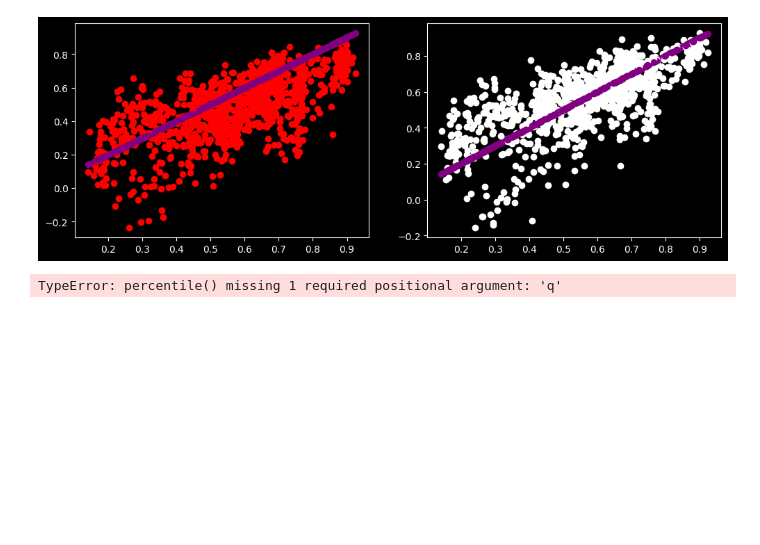
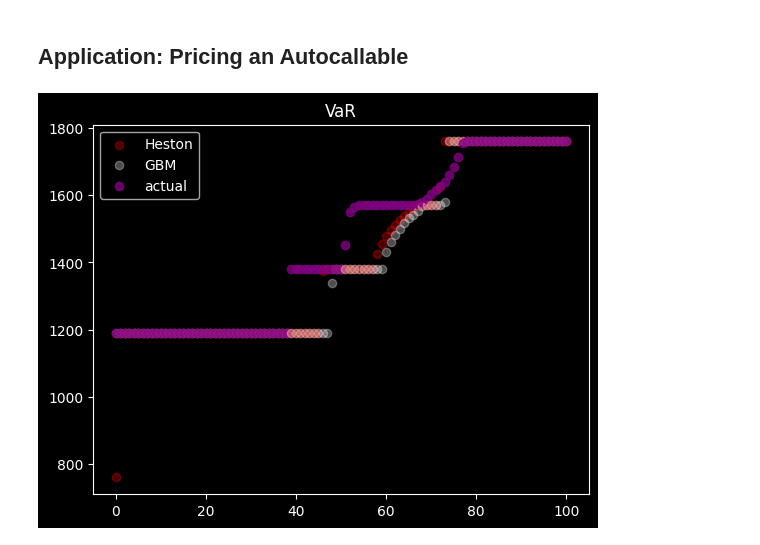
Before and after one commit to viviankessler/neural-sde, a Jupyter notebook: heston_autocallable.ipynb, the cells around one changed output. Drawn from its saved outputs; the diff is of its cells as text; code cells hidden in the pictures; blank space fills up the shorter version.

```diff
--- a/heston_autocallable.ipynb
+++ b/heston_autocallable.ipynb
@@ -176,43 +196,8 @@ for t in time_range:
-# %%
-fig, axs = plt.subplots(1, 2)
-fig.set_figheight(4)
-fig.set_figwidth(12)
-
-
-def get_noise(a, rs, time_deltas, vol):
-    return (a[1:] - a[:-1] - rs * a[:-1] * time_deltas) / (a[:-1] * np.sqrt(vol.mean() * time_deltas))
-
-
-for trajectory, sample in zip(trajectories, actual_samples):
-
-    actual_noises, heston_noises, gbm_noises = [], [], []
-
-    for j, stock_name in enumerate(STOCK_NAMES):
-
-        time_deltas = np.array(sample[j]["_time_deltas"])[:-1]
-        rs = np.array(sample[j]["r"])[:-1]
-        vol = np.array(sample[j]["ν"])[:-1]
-
-        actual_noise = get_noise(np.array(trajectory["actual"][stock_name]), rs, time_deltas, vol)
-        heston_noise = get_noise(np.array(trajectory["heston"][0][stock_name]), rs, time_deltas, vol)
-        gbm_noise = get_noise(np.array(trajectory["gbm"][0][stock_name]), rs, time_deltas, vol)
-
-        actual_noises.append(actual_noise), heston_noises.append(heston_noise), gbm_noises.append(gbm_noise)
-
-    actual_cov = np.corrcoef(actual_noises)
-    heston_cov = np.corrcoef(heston_noises)
-    gbm_cov = np.corrcoef(gbm_noises)
-
-    axs[0].scatter(actual_cov[0, 1], heston_cov[0, 1], color="red")
-    axs[0].scatter(actual_cov[0, 1], actual_cov[0, 1], color="purple")
-    axs[1].scatter(actual_cov[0, 1], gbm_cov[0, 1], color="white")
-    axs[1].scatter(actual_cov[0, 1], actual_cov[0, 1], color="purple")
-
-plt.show()
-# %% [output]
-[figure, removed]
+# %% [markdown]
+## Application: Pricing an Autocallable
 # %%
 def autocallable_payoff(price_df):
+    """Compute payoff of autocallable."""
 
     dates = price_df.index
     initial_prices = price_df.iloc[0]
@@ -263,12 +250,3 @@ actual_payoffs, heston_payoffs, gbm_payoffs = map(np.array, [actual_payoffs, hes
 
 gbm_differences = actual_payoffs - gbm_payoffs
 heston_differences = actual_payoffs - heston_payoffs
-# %%
-gbm_label = f"GBM. MAE={np.mean(np.abs(gbm_differences)):.2f}, VaR={np.percentile(gbm_payoffs):.2f}"
-plt.hist(gbm_differences, alpha=.5, range=(-100, 100), label=gbm_label, color="white")
-heston_label = f"Heston. MAE={np.mean(np.abs(heston_differences)):.2f}, VaR={np.percentile(heston_payoffs):.2f}"
-plt.hist(heston_differences, alpha=.3, range=(-100, 100), label=heston_label, color="red")
-plt.legend()
-plt.show()
-# %% [output]
-TypeError: percentile() missing 1 required positional argument: 'q'
@@ -278,0 +253,15 @@ for argmax in argmaxes[-NUM_PLOTS:]:
+# %%
+# Compare Value at Risks
+
+for q in np.arange(0, 101):
+    actual_var = np.percentile(actual_payoffs, q)
+    heston_var = np.percentile(heston_payoffs, q)
+    gbm_var = np.percentile(gbm_payoffs, q)
+    plt.scatter(q, heston_var, color="red", alpha=.3, label=None if q > 0 else "Heston")
+    plt.scatter(q, gbm_var, color="white", alpha=.3, label=None if q > 0 else "GBM")
+    plt.scatter(q, actual_var, color="purple", alpha=.8, label=None if q > 0 else "actual")
+plt.title("VaR")
+plt.legend()
+plt.show()
+# %% [output]
+[figure, added]
```
Also changed, not shown: parts of 13 cells of this notebook, 1 other file.
